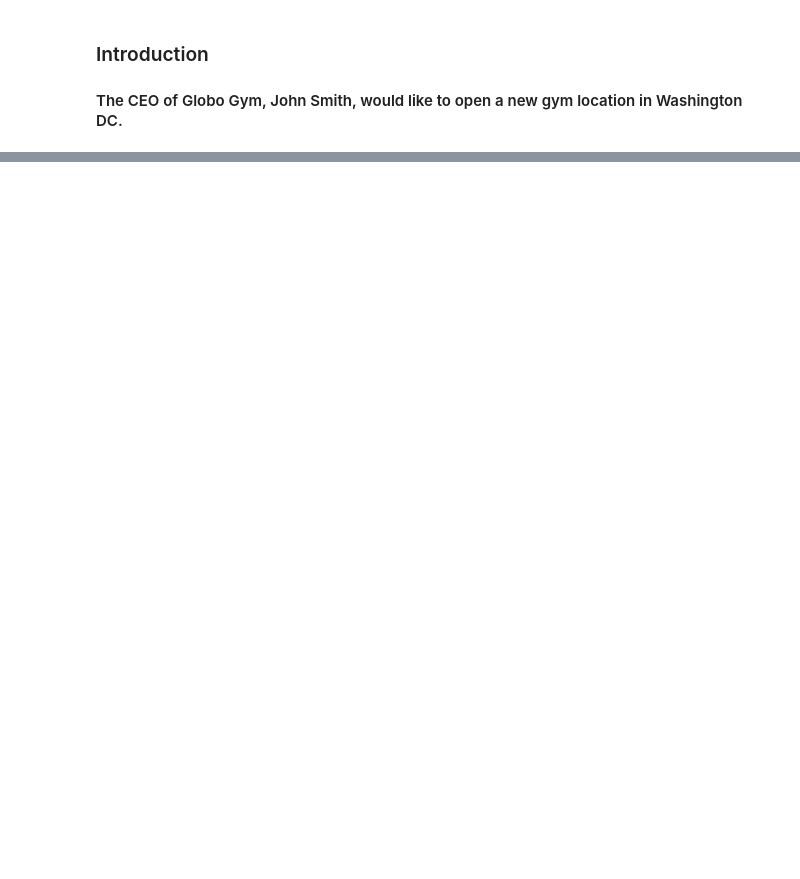
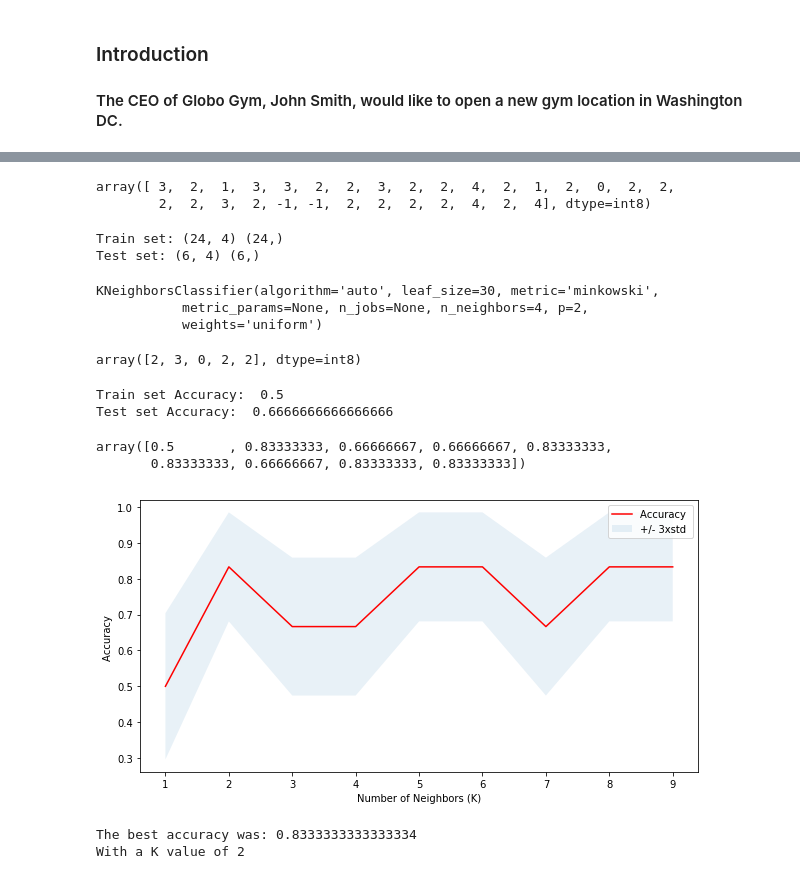
Before and after one commit to Alexdowd2/Coursera_Captstone, a Jupyter notebook: Battle of the Neighborhoods.ipynb, the cells around one changed output, grey strips where cells are left out. Drawn from its saved outputs; the diff is of its cells as text; code cells hidden in the pictures; blank space fills up the shorter version.

```diff
--- a/Battle of the Neighborhoods.ipynb
+++ b/Battle of the Neighborhoods.ipynb
@@ -11,0 +515,18 @@
+# %%
+y = df_k['categories'].values
+y
+# %% [output]
+array([ 3,  2,  1,  3,  3,  2,  2,  3,  2,  2,  4,  2,  1,  2,  0,  2,  2,
+        2,  2,  3,  2, -1, -1,  2,  2,  2,  2,  4,  2,  4], dtype=int8)
+# %%
+# Normalize the data
+
+X = preprocessing.StandardScaler().fit(X).transform(X.astype(float))
+# %%
+from sklearn.model_selection import train_test_split
+X_train, X_test, y_train, y_test = train_test_split( X, y, test_size=0.2, random_state=4)
+print ('Train set:', X_train.shape,  y_train.shape)
+print ('Test set:', X_test.shape,  y_test.shape)
+# %% [output]
+Train set: (24, 4) (24,)
+Test set: (6, 4) (6,)
@@ -11,0 +535,61 @@
+# %%
+k = 4
+
+neigh = KNeighborsClassifier(n_neighbors = k).fit(X_train,y_train)
+neigh
+# %% [output]
+KNeighborsClassifier(algorithm='auto', leaf_size=30, metric='minkowski',
+           metric_params=None, n_jobs=None, n_neighbors=4, p=2,
+           weights='uniform')
+# %%
+yhat = neigh.predict(X_test)
+yhat[0:5]
+# %% [output]
+array([2, 3, 0, 2, 2], dtype=int8)
+# %%
+from sklearn import metrics
+print("Train set Accuracy: ", metrics.accuracy_score(y_train, neigh.predict(X_train)))
+print("Test set Accuracy: ", metrics.accuracy_score(y_test, yhat))
+# %% [output]
+Train set Accuracy:  0.5
+Test set Accuracy:  0.6666666666666666
+# %%
+# select the best K betweeen 1 and 10
+
+Ks = 10
+mean_acc = np.zeros((Ks-1))
+std_acc = np.zeros((Ks-1))
+ConfustionMx = [];
+for n in range(1,Ks):
+
+    #Train Model and Predict
+    neigh = KNeighborsClassifier(n_neighbors = n).fit(X_train,y_train)
+    yhat=neigh.predict(X_test)
+    mean_acc[n-1] = metrics.accuracy_score(y_test, yhat)
+
+
+    std_acc[n-1]=np.std(yhat==y_test)/np.sqrt(yhat.shape[0])
+
+mean_acc
+
+# Based on this test, K = 3 is the optimum K for testing accuracy, at 83%.
+# %% [output]
+array([0.5       , 0.83333333, 0.66666667, 0.66666667, 0.83333333,
+       0.83333333, 0.66666667, 0.83333333, 0.83333333])
+# %%
+# We can visualize the distributions
+
+plt.figure(figsize=(10,5))
+plt.plot(range(1,Ks),mean_acc,'red')
+plt.fill_between(range(1,Ks),mean_acc - 1 * std_acc,mean_acc + 1 * std_acc, alpha=0.10)
+plt.legend(('Accuracy ', '+/- 3xstd'))
+plt.ylabel('Accuracy ')
+plt.xlabel('Number of Neighbors (K)')
+plt.show()
+
+print( "The best accuracy was:", mean_acc.max())
+print("With a K value of", mean_acc.argmax()+1)
+# %% [output]
+[figure, added]
+The best accuracy was: 0.8333333333333334
+With a K value of 2
```
Also changed, not shown: parts of 45 cells of this notebook.
